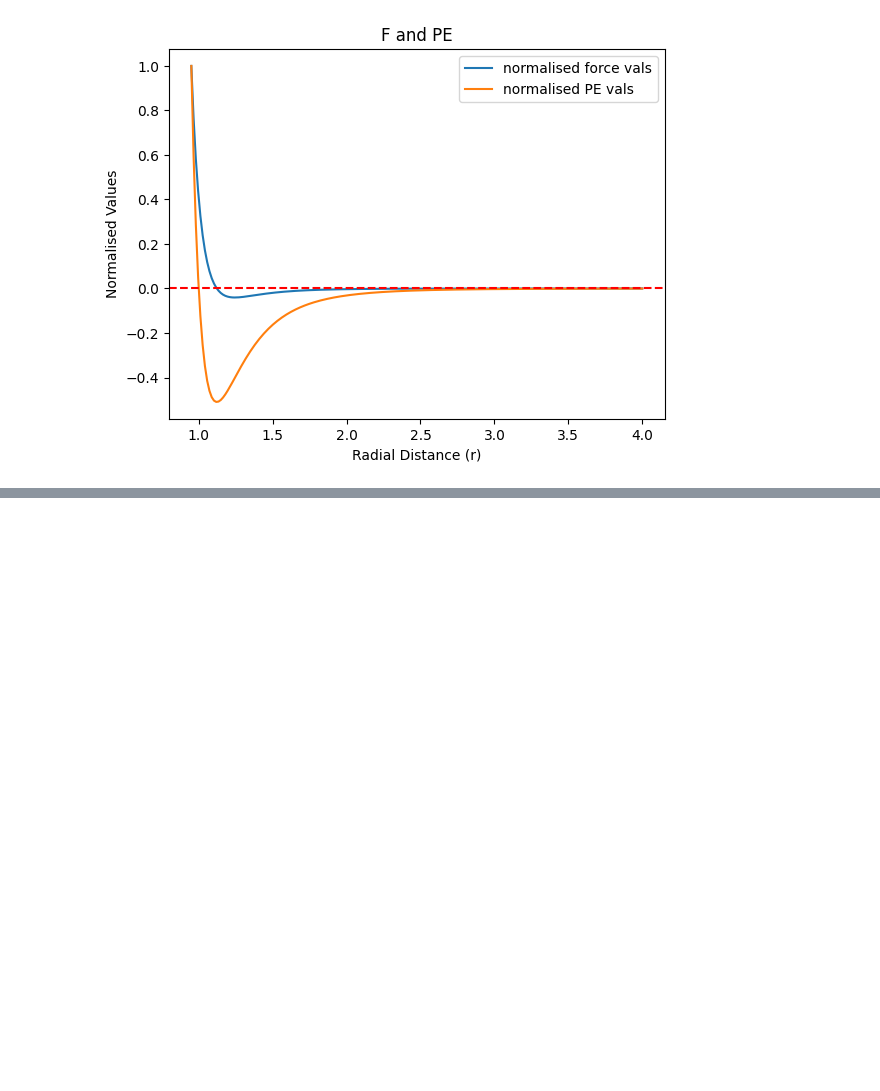
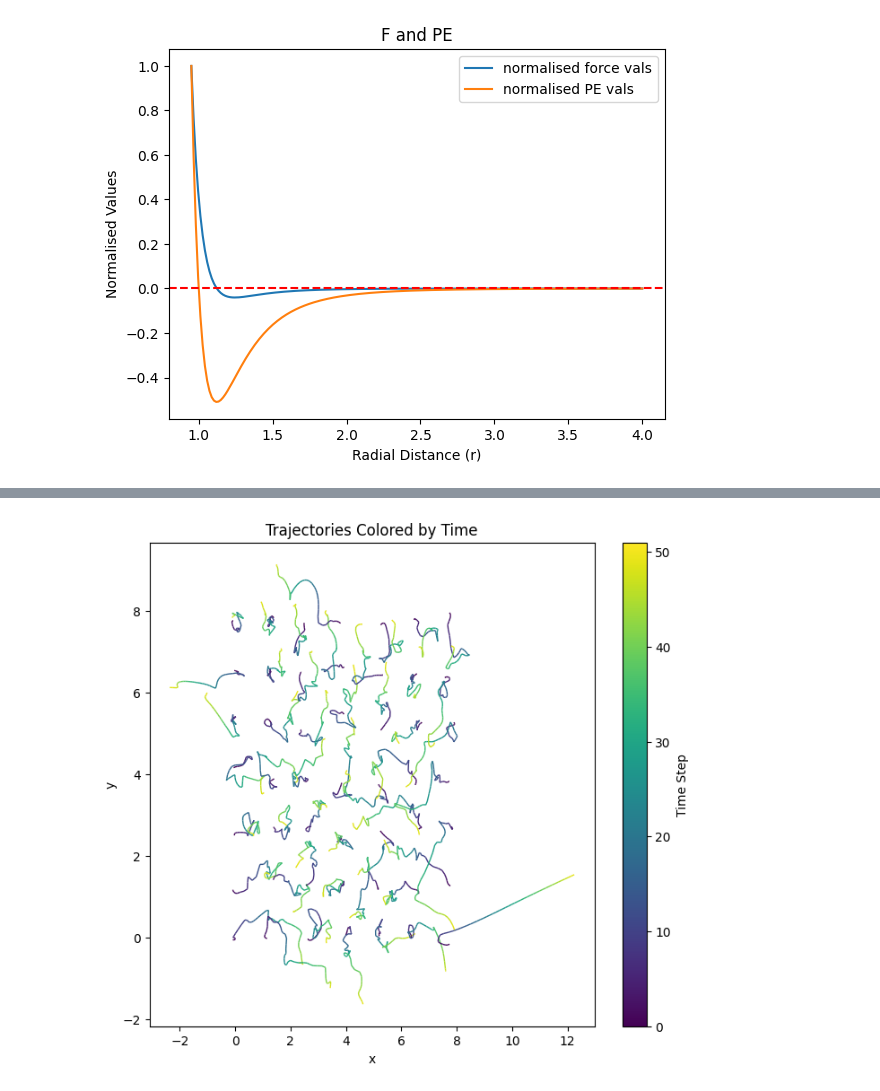
Before and after one commit to ChandraAnunay/PINN, a Jupyter notebook: Molecular Dynamics/2_Machine_learn_LJ_potential.ipynb, the cells around one changed output, grey strips where cells are left out. Cells and saved outputs as stored; diff of their text form; code cells hidden in the pictures; blank space fills up the shorter version.

```diff
--- a/Molecular Dynamics/2_Machine_learn_LJ_potential.ipynb
+++ b/Molecular Dynamics/2_Machine_learn_LJ_potential.ipynb
@@ -142,0 +171,15 @@ plt.show()
+# %%
+# initializing positions and momenta
+# we shall initialize the positions on a grid with small fluctuations
+torch.manual_seed(10)
+
+a = 1.3*sigma
+arr = torch.arange(7,dtype = torch.float32)*a
+X,Y = torch.meshgrid(arr,arr)
+pos_ini = torch.column_stack((X.ravel(),Y.ravel())) + 0.1*torch.randn(N_particles,2)
+
+momenta_ini = torch.rand((N_particles,2))
+
+# removing center of mass momenta
+# this is done to ensure that the pseudo-box remains still
+momenta_ini -= torch.mean(momenta_ini,axis = 0)
@@ -142,0 +256,37 @@ plt.show()
+# %%
+from matplotlib.collections import LineCollection
+import numpy as np
+import matplotlib.pyplot as plt
+
+stride = 100   # plot every 100th time step to avoid freezing
+
+fig, ax = plt.subplots(figsize=(8, 7))
+
+for particle in range(N_particles):
+
+    x = pos_arr[::stride, particle, 0].detach().numpy()
+    y = pos_arr[::stride, particle, 1].detach().numpy()
+
+    points = np.array([x, y]).T.reshape(-1, 1, 2)
+    segments = np.concatenate([points[:-1], points[1:]], axis=1)
+
+    lc = LineCollection(
+        segments,
+        cmap="viridis",
+        norm=plt.Normalize(0, len(x))
+    )
+
+    lc.set_array(np.arange(len(x) - 1))
+    lc.set_linewidth(1.0)
+
+    ax.add_collection(lc)
+
+ax.autoscale()
+
+plt.colorbar(lc, ax=ax, label="Time Step")
+plt.title("Trajectories Colored by Time")
+plt.xlabel("x")
+plt.ylabel("y")
+plt.show()
+# %% [output]
+[figure, added]
```
Also changed, not shown: parts of 10 cells of this notebook, 1 other file.
